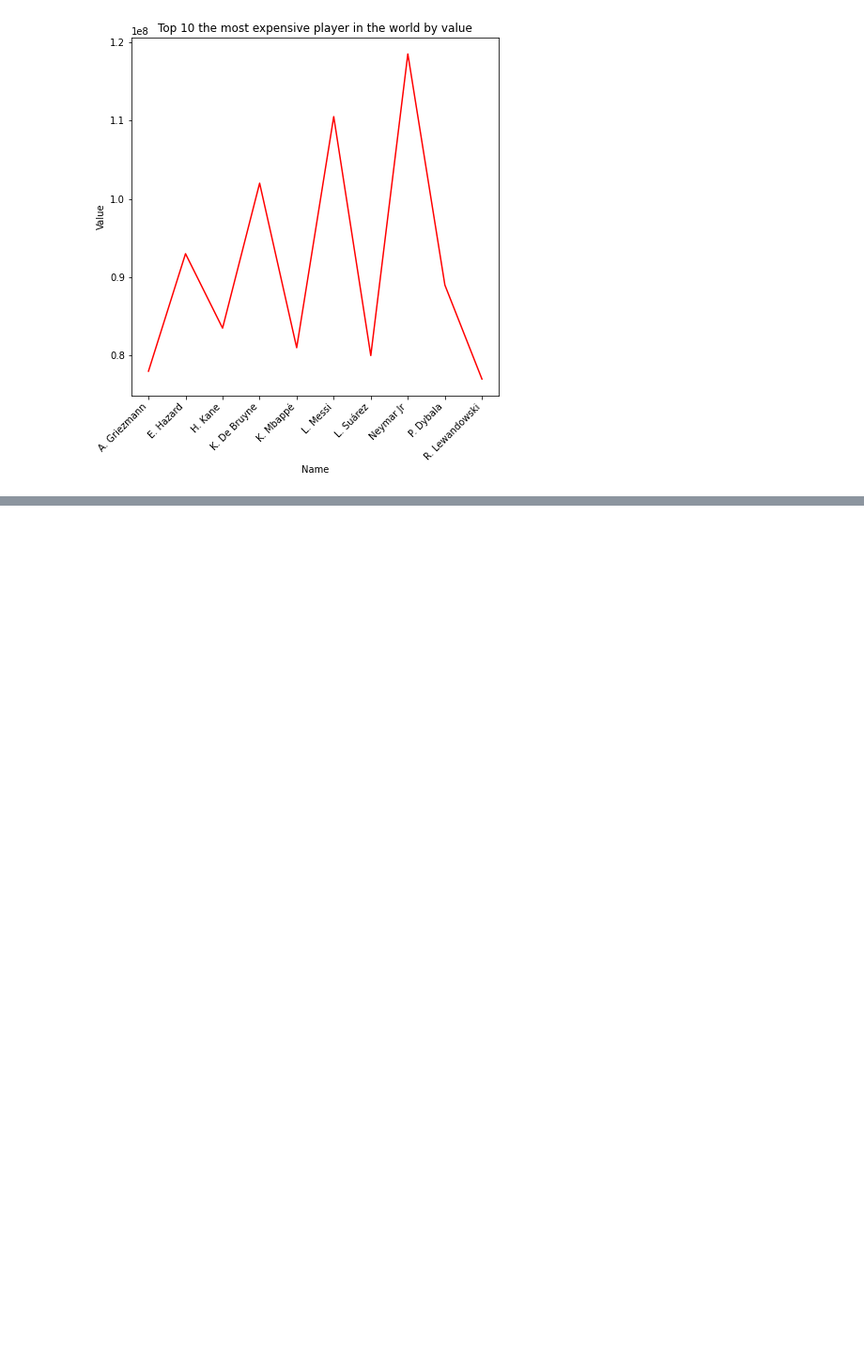
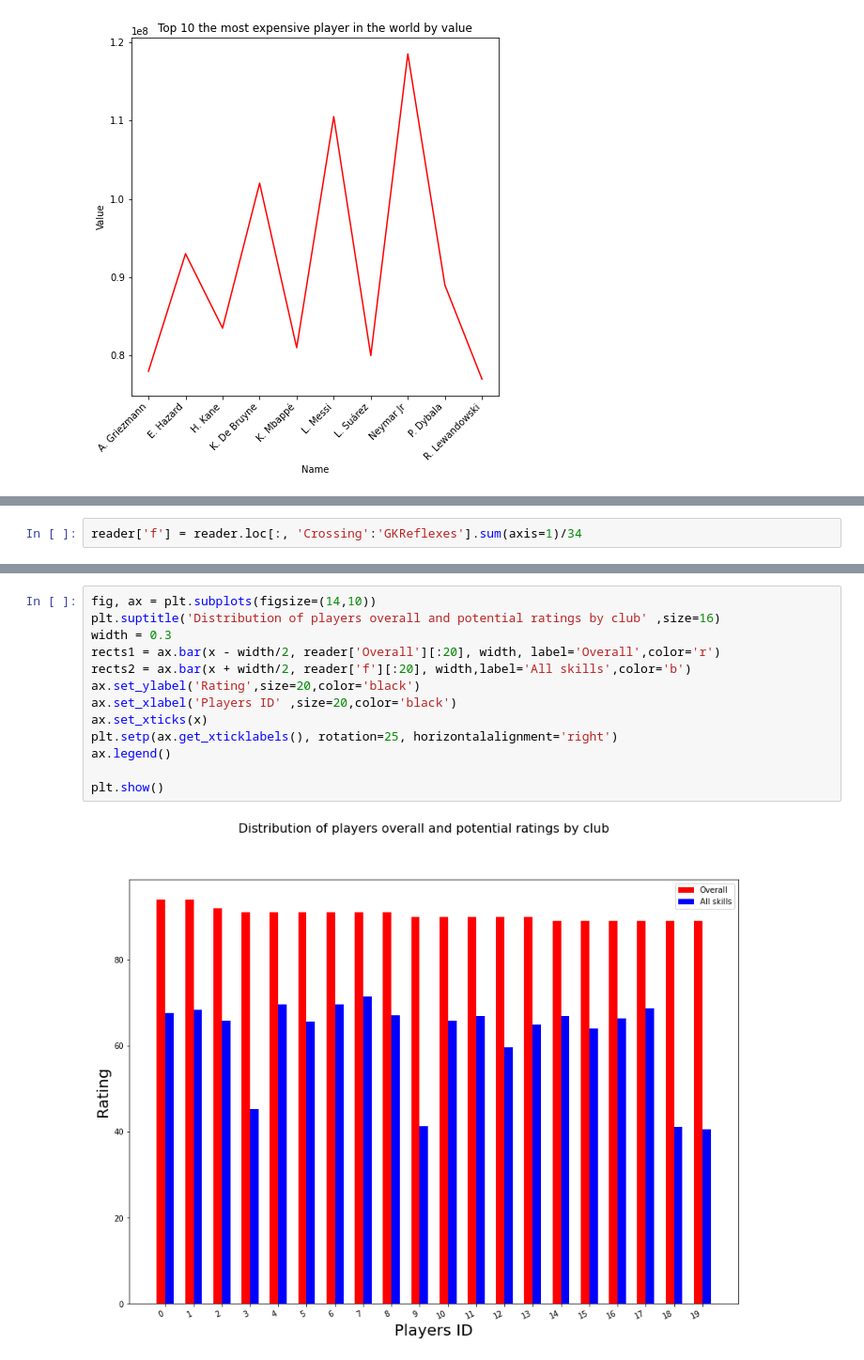
Before and after one commit to Sarvarbek019/FIFA-2019, a Jupyter notebook: FIFA 2019.ipynb, the cells around one changed output, grey strips where cells are left out. Shown: that part at 94% size. Saved outputs shown, nothing was run; the diff lists cells and outputs as text; blank space fills up the shorter version.

```diff
--- a/FIFA 2019.ipynb
+++ b/FIFA 2019.ipynb
@@ -828,0 +859,2 @@ plt.show()
+# %%
+reader['f'] = reader.loc[:, 'Crossing':'GKReflexes'].sum(axis=1)/34
@@ -828,0 +876,15 @@ plt.show()
+# %%
+fig, ax = plt.subplots(figsize=(14,10))
+plt.suptitle('Distribution of players overall and potential ratings by club' ,size=16)
+width = 0.3
+rects1 = ax.bar(x - width/2, reader['Overall'][:20], width, label='Overall',color='r')
+rects2 = ax.bar(x + width/2, reader['f'][:20], width,label='All skills',color='b')
+ax.set_ylabel('Rating',size=20,color='black')
+ax.set_xlabel('Players ID' ,size=20,color='black')
+ax.set_xticks(x)
+plt.setp(ax.get_xticklabels(), rotation=25, horizontalalignment='right')
+ax.legend()
+
+plt.show()
+# %% [output]
+[figure, added]
```
Also changed, not shown: parts of 31 cells of this notebook.
